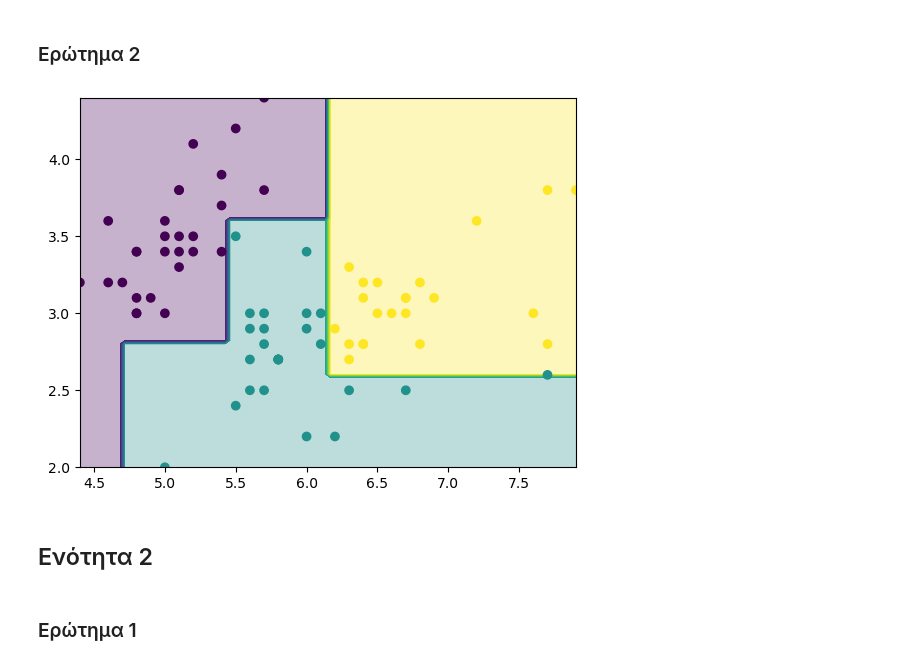
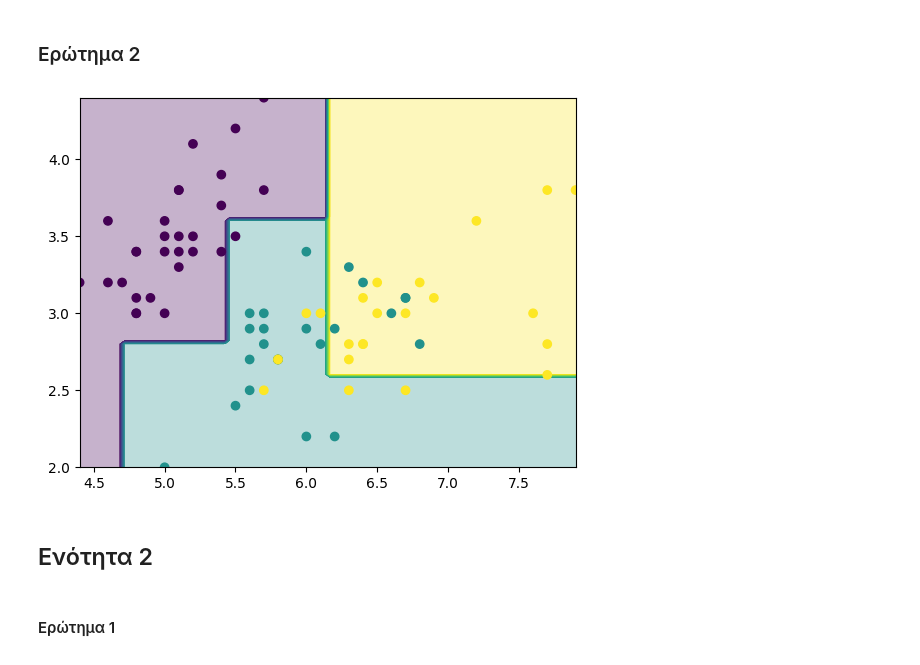
Before and after one commit to bilonio/ProjectML, a Jupyter notebook: Team30-AC.ipynb, the cells around one changed output. Drawn from its saved outputs; the diff is of its cells as text; code cells hidden in the pictures.

Commit message:
invert scatter plot

```diff
--- a/Team30-AC.ipynb
+++ b/Team30-AC.ipynb
@@ -276,18 +276,18 @@ print(best_accuracy, best_model)
 # %%
 
 # Plot the decision boundary
 feature_1, feature_2 = np.meshgrid(np.linspace(X_test[:, 0].min(), X_test[:, 0].max(), 100), np.linspace(X_test[:, 1].min(), X_test[:, 1].max(), 100)) # Create a grid of points
 grid = np.vstack([feature_1.ravel(), feature_2.ravel()]).T # Reshape the grid
 predictions = best_model.predict(grid).reshape(feature_1.shape) # Make predictions using the best model
 plt.contourf(feature_1, feature_2, predictions, alpha=0.3, cmap='viridis',levels=100) # Plot the decision boundaries
-plt.scatter(X_test[:, 0], X_test[:, 1], c=y_pred) # Scatter plot of the test data
+plt.scatter(X_test[:, 0], X_test[:, 1], c=y_test) # Scatter plot of the test data
 plt.show()
 # %% [output]
-[figure, old version]
+[figure, new version]
 # %% [markdown]
 ## Ενότητα 2
 # %% [markdown]
-### Ερώτημα 1
+#### Ερώτημα 1
 # %%
 
 RFC = RandomForestClassifier(random_state=42, n_estimators=100, bootstrap=True, max_samples = 0.5) # Create a Random Forest Classifier
```
Also changed, not shown: parts of 6 cells of this notebook, 3 other files.
